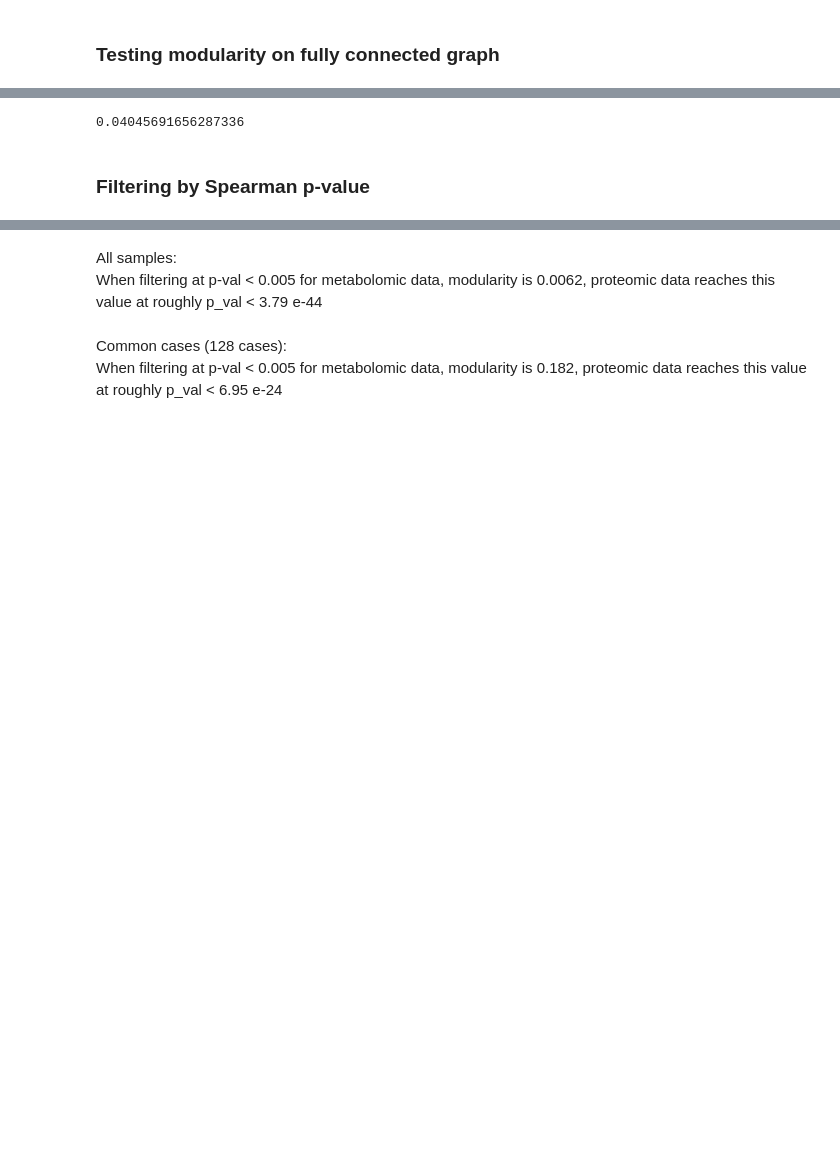
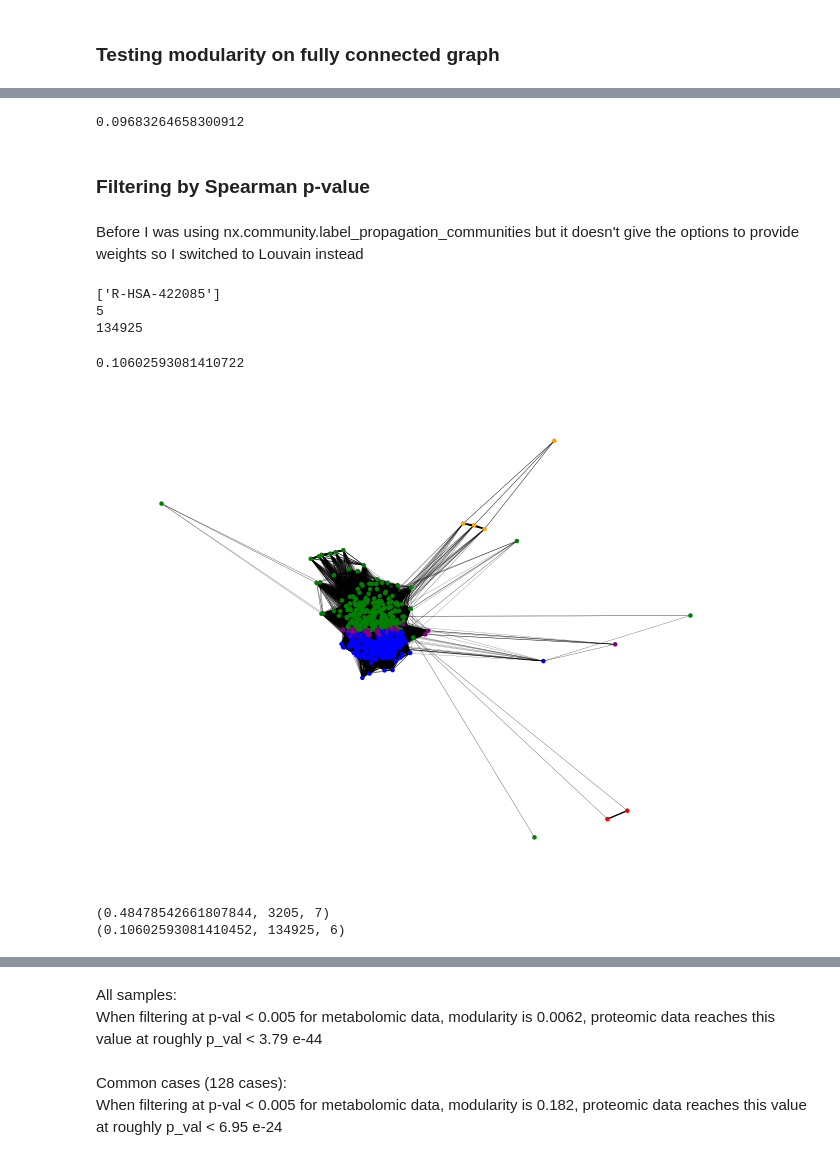
Before and after one commit to j-keung/multiomics-pathway-analysis, a Jupyter notebook: modularity_test.ipynb, the cells around one changed output, grey strips where cells are left out. Cells and saved outputs as stored; diff of their text form; code cells hidden in the pictures; blank space fills up the shorter version.

Commit message:
main changes on modularity

```diff
--- a/modularity_test.ipynb
+++ b/modularity_test.ipynb
@@ -47,10 +80,10 @@ nx.draw(metabolomic, node_size = 5,node_color=color_map,pos=nx.spring_layout(met
 # %%
 #Does not work with a fully connected graph...
-nx.community.modularity(metabolomic, nx.community.label_propagation_communities(metabolomic))
+nx.community.modularity(G,communities = clusters)
 
 #...unless you supply the weights
-nx.community.modularity(metabolomic, communities = clusters,weight="Squared_corr")
+nx.community.modularity(G, communities = clusters,weight="Squared_corr")
 # %% [output]
-0.04045691656287336
+0.09683264658300912
 # %% [markdown]
 ### Filtering by Spearman p-value
@@ -62,2 +90,34 @@ nx.community.modularity(proteomic, nx.community.label_propagation_communities(pr
+# %% [markdown]
+Before I was using nx.community.label_propagation_communities but it doesn't give the options to provide weights so I switched to Louvain instead
+# %%
+#Example code: Testing modularity
+
+G = proteomic.copy()
+edges_to_remove = [(u,v) for u,v,e in G.edges(data=True) if e['Spearman_pval'] >= 0.005]
+G.remove_edges_from(edges_to_remove)
+
+nodes_to_remove = list(nx.isolates(G))
+print(nodes_to_remove)
+G.remove_nodes_from(nodes_to_remove)
+
+#nx.community.modularity(G, nx.community.label_propagation_communities(G))
+clusters = nx.community.louvain_communities(G,weight='Squared_corr',seed=100,resolution=1)
+print(len(clusters))
+
+color_map = supply_colours(G,clusters)
+squared_corr = [i['Squared_corr'] for i in dict(G.edges).values()] #Sara's code
+
+
+
+nx.draw(G, node_size = 5,node_color=color_map,pos=nx.spring_layout(G,weight="Squared_corr",seed=100), with_labels=False,width= squared_corr)
+print(G.number_of_edges())
+
+nx.community.modularity(G, communities = clusters,weight="Squared_corr")
+# %% [output]
+['R-HSA-422085']
+5
+134925
+0.10602593081410722
+[figure, added]
 # %%
 def modularity_test(omics_type,val):
@@ -79,0 +137,6 @@ print(y)
+# %%
+print(modularity_test(metabolomic,0.005))
+print(modularity_test(proteomic,0.005))
+# %% [output]
+(0.48478542661807844, 3205, 7)
+(0.10602593081410452, 134925, 6)
```
Also changed, not shown: parts of 24 cells of this notebook, 1 other file.
